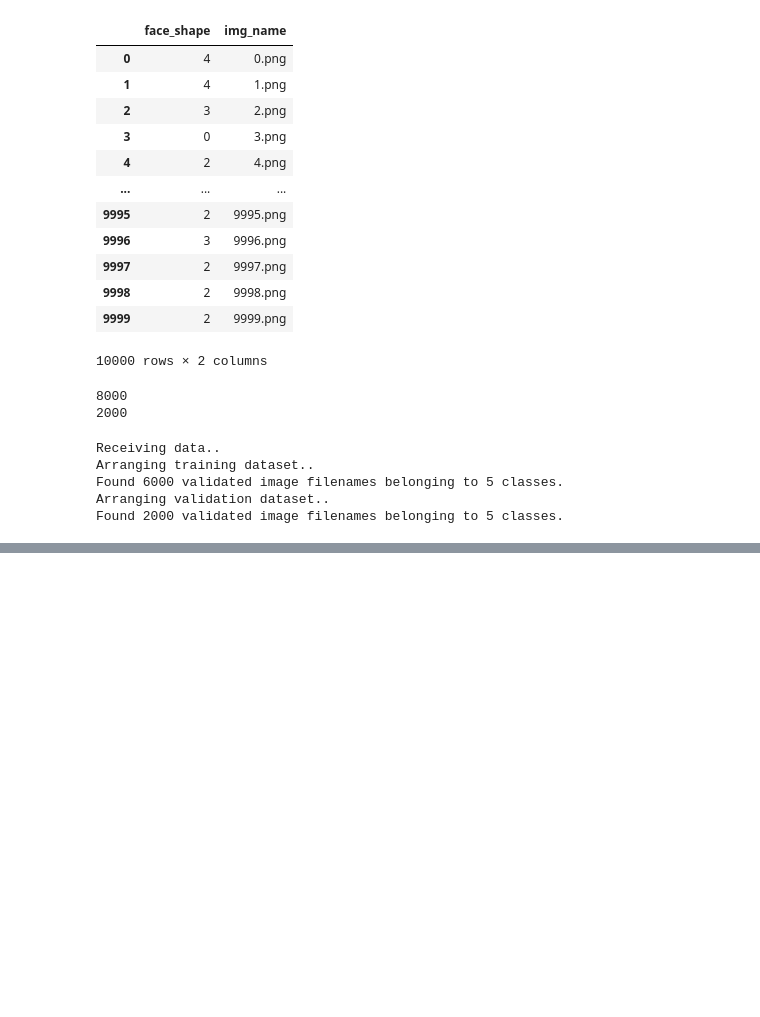
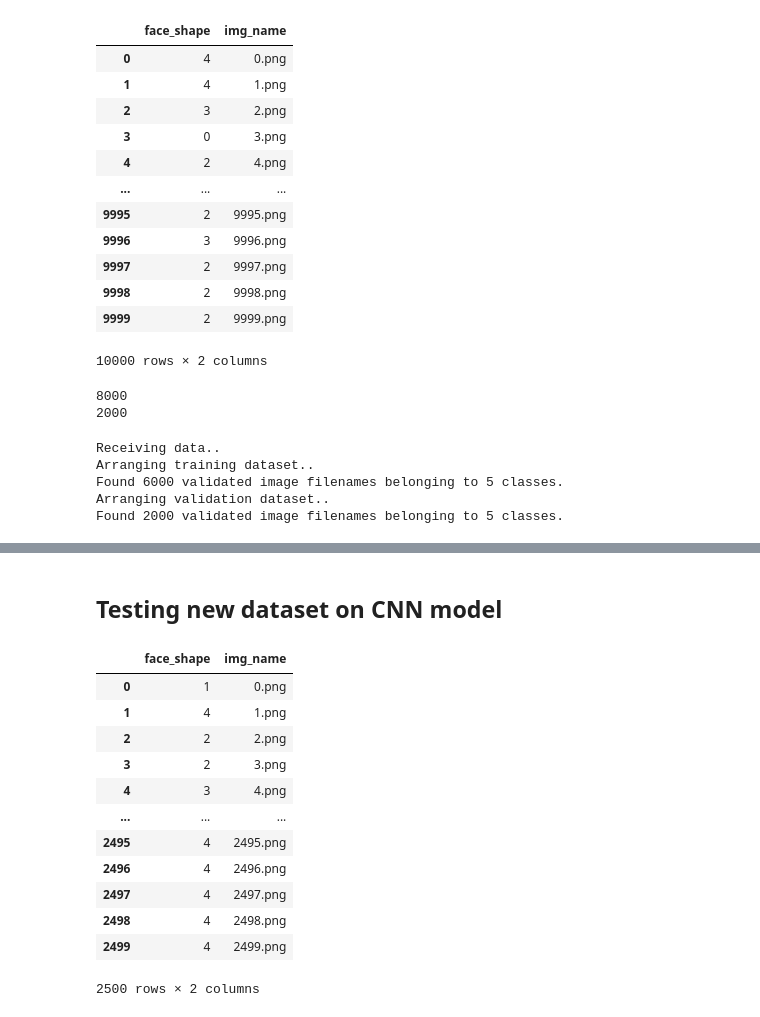
Before and after one commit to uclshyhhao/AMLS_19-20_LSH_SN16067637, a Jupyter notebook: B1/Faceshape_B1.ipynb, the cells around one changed output, grey strips where cells are left out. Drawn from its saved outputs; the diff is of its cells as text; code cells hidden in the pictures; blank space fills up the shorter version.

```diff
--- a/B1/Faceshape_B1.ipynb
+++ b/B1/Faceshape_B1.ipynb
@@ -464,0 +508,27 @@ Generating predictions from validation data..
+# %% [markdown]
+## Testing new dataset on CNN model
+# %%
+df_new = pd.read_csv("/Users/shyhhao/Documents/dataset_test_AMLS_19-20/cartoon_set_test/labels.csv")
+df_new = pd.DataFrame(df_new).reset_index()
+df_new.columns = ['Index', 'Total']
+del df_new['Index']
+df_new['eye_color'] = df_new['Total'].str.split('\t').str[1]
+df_new['face_shape'] = df_new['Total'].str.split('\t').str[2]
+df_new['img_name'] = df_new['Total'].str.split('\t').str[3]
+del df_new['Total']
+del df_new['eye_color']
+df_new
+# %% [output]
+|  | face_shape | img_name |
+| 0 | 1 | 0.png |
+| 1 | 4 | 1.png |
+| 2 | 2 | 2.png |
+| 3 | 2 | 3.png |
+| 4 | 3 | 4.png |
+| ... | ... | ... |
+| 2495 | 4 | 2495.png |
+| 2496 | 4 | 2496.png |
+| 2497 | 4 | 2497.png |
+| 2498 | 4 | 2498.png |
+| 2499 | 4 | 2499.png |
+2500 rows × 2 columns
```
Also changed, not shown: parts of 16 cells of this notebook, 6 other files.
